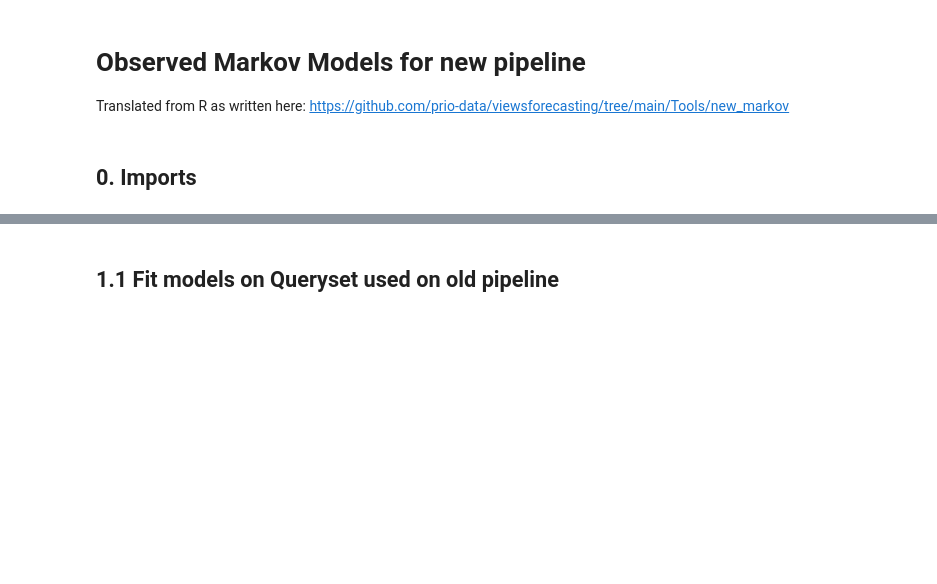
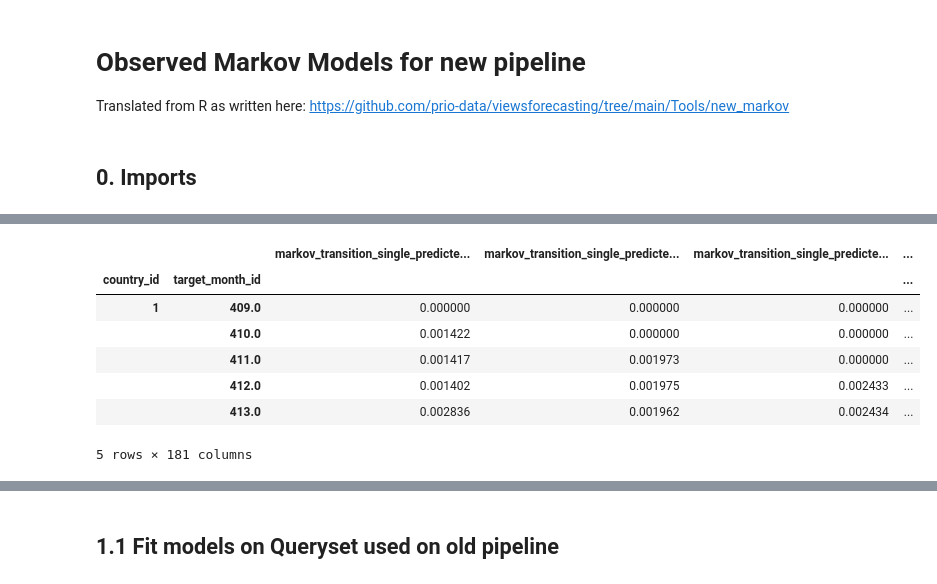
Before and after one commit to lboekestein/views-markov, a Jupyter notebook: sandbox/notebooks/sandbox.ipynb, the cells around one changed output, grey strips where cells are left out. Saved outputs shown, nothing was run; the diff lists cells and outputs as text; code cells hidden in the pictures; blank space fills up the shorter version.

```diff
--- a/sandbox/notebooks/sandbox.ipynb
+++ b/sandbox/notebooks/sandbox.ipynb
@@ -23,0 +180,11 @@ from src.markov_model import MarkovModel
+# %%
+final_merged.head()
+# %% [output]
+|  |  | markov_transition_single_predicte... | markov_transition_single_predicte... | markov_transition_single_predicte... | ... |
+| country_id | target_month_id |  |  |  | ... |
+| 1 | 409.0 | 0.000000 | 0.000000 | 0.000000 | ... |
+|  | 410.0 | 0.001422 | 0.000000 | 0.000000 | ... |
+|  | 411.0 | 0.001417 | 0.001973 | 0.000000 | ... |
+|  | 412.0 | 0.001402 | 0.001975 | 0.002433 | ... |
+|  | 413.0 | 0.002836 | 0.001962 | 0.002434 | ... |
+5 rows × 181 columns
```
Also changed, not shown: parts of 20 cells of this notebook, 2 other files.
